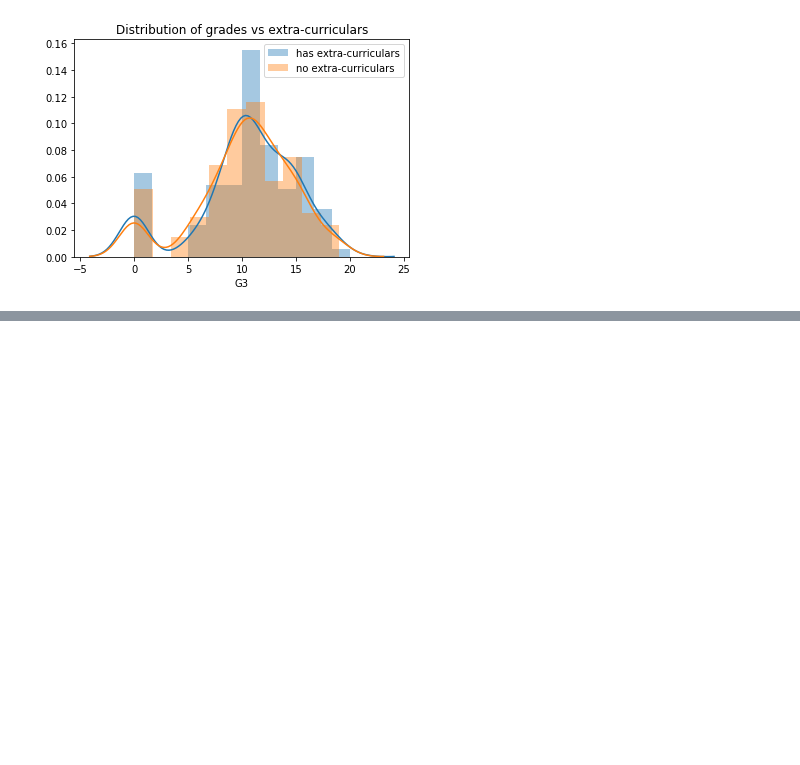
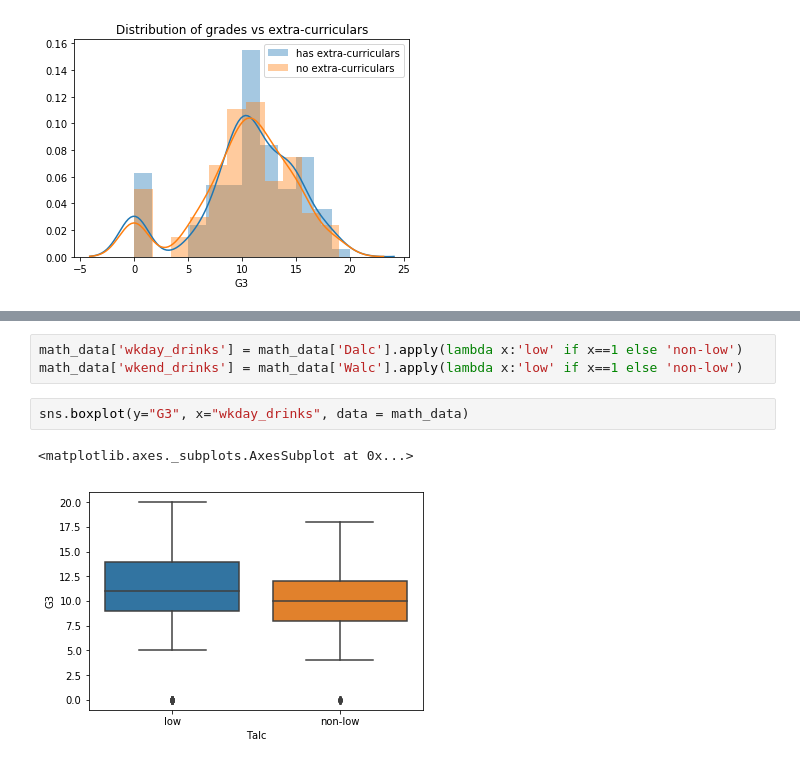
Before and after one commit to arenriquez/data144finalproj, a Jupyter notebook: Untitled.ipynb, the cells around one changed output, grey strips where cells are left out. Drawn from its saved outputs; the diff is of its cells as text; blank space fills up the shorter version.

```diff
--- a/Untitled.ipynb
+++ b/Untitled.ipynb
@@ -190,0 +203,8 @@ Text(0.5, 1.0, 'Distribution of grades vs extra-curriculars')
+# %%
+math_data['wkday_drinks'] = math_data['Dalc'].apply(lambda x:'low' if x==1 else 'non-low')
+math_data['wkend_drinks'] = math_data['Walc'].apply(lambda x:'low' if x==1 else 'non-low')
+# %%
+sns.boxplot(y="G3", x="wkday_drinks", data = math_data)
+# %% [output]
+<matplotlib.axes._subplots.AxesSubplot at 0x...>
+[figure, added]
```
Also changed, not shown: parts of 25 cells of this notebook.
